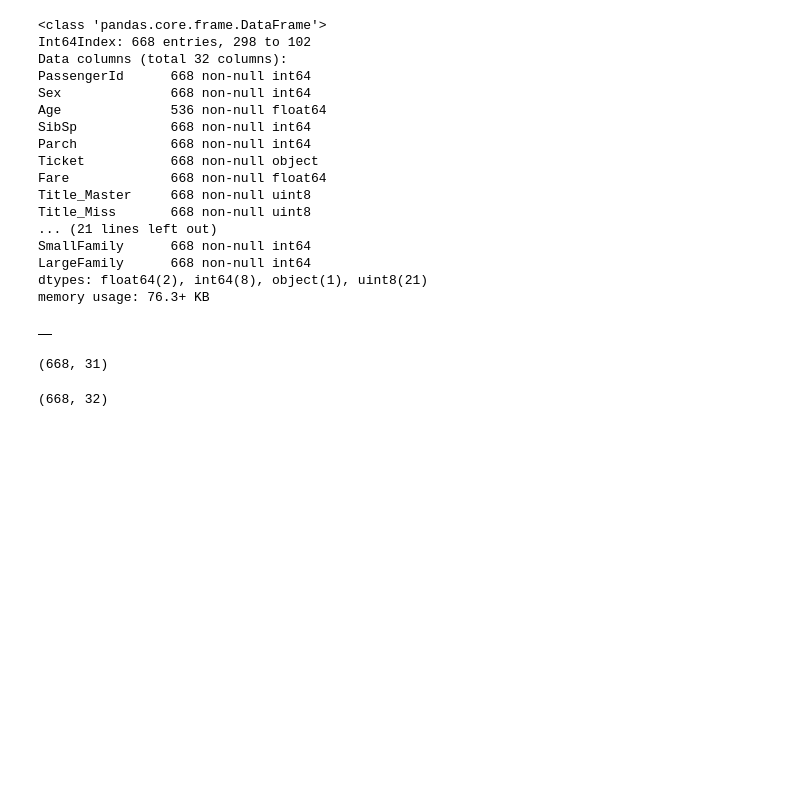
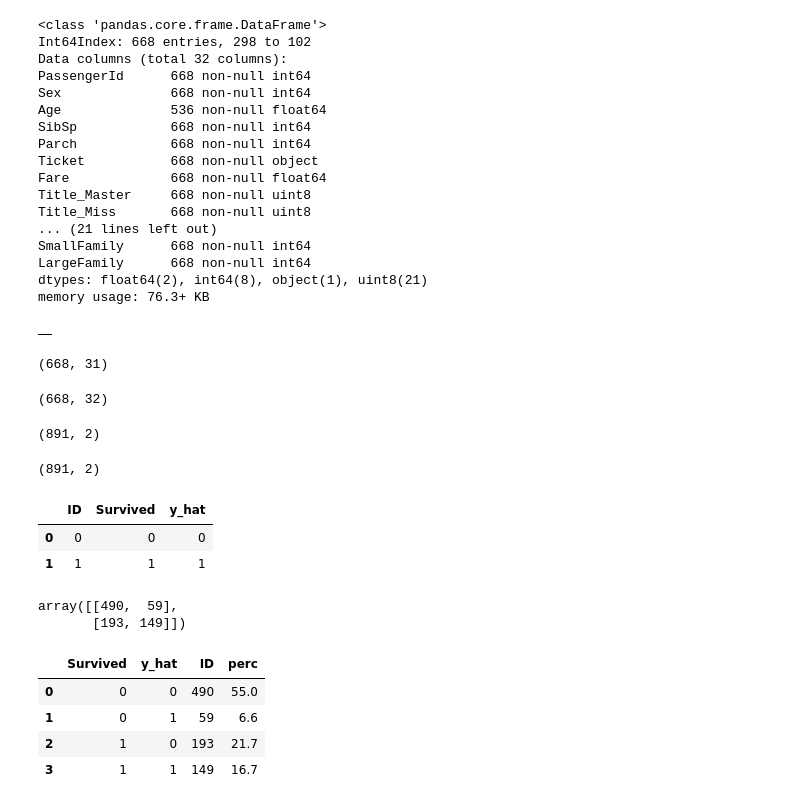
Before and after one commit to pedrocarvalhodev/skyde, a Jupyter notebook: notebooks/report.ipynb, the cells around one changed output. Saved outputs shown, nothing was run; the diff lists cells and outputs as text; code cells hidden in the pictures; blank space fills up the shorter version.

Commit message:
added predict results and working app

```diff
--- a/notebooks/report.ipynb
+++ b/notebooks/report.ipynb
@@ -314,0 +319,22 @@ df.shape
+# %%
+y_hat = pd.read_csv(path+"prediction_results.csv")
+y_hat.shape
+# %% [output]
+(891, 2)
+# %%
+y_test = pd.read_csv(path+"train.csv")
+y_test = y_test.reset_index(drop=False)
+y_test =y_test[["index","Survived"]].copy()
+y_test.shape
+# %% [output]
+(891, 2)
+# %%
+res = y_test.merge(y_hat, left_on="index", right_on="ID", how="inner")
+# %%
+res = res[["ID","Survived", "y_hat"]]
+# %%
+res.head(2)
+# %% [output]
+|  | ID | Survived | y_hat |
+| 0 | 0 | 0 | 0 |
+| 1 | 1 | 1 | 1 |
@@ -314,0 +343,15 @@ df.shape
+# %%
+confusion_matrix(y_true=res.Survived, y_pred=res.y_hat)
+# %% [output]
+array([[490,  59],
+       [193, 149]])
+# %%
+res_table = res.groupby(["Survived", "y_hat"]).ID.count().reset_index(drop=False)
+res_table["perc"] = np.around(res_table.ID / res_table.ID.sum() * 100,1)
+res_table
+# %% [output]
+|  | Survived | y_hat | ID | perc |
+| 0 | 0 | 0 | 490 | 55.0 |
+| 1 | 0 | 1 | 59 | 6.6 |
+| 2 | 1 | 0 | 193 | 21.7 |
+| 3 | 1 | 1 | 149 | 16.7 |
```
Also changed, not shown: parts of 4 cells of this notebook, 2 other files.
